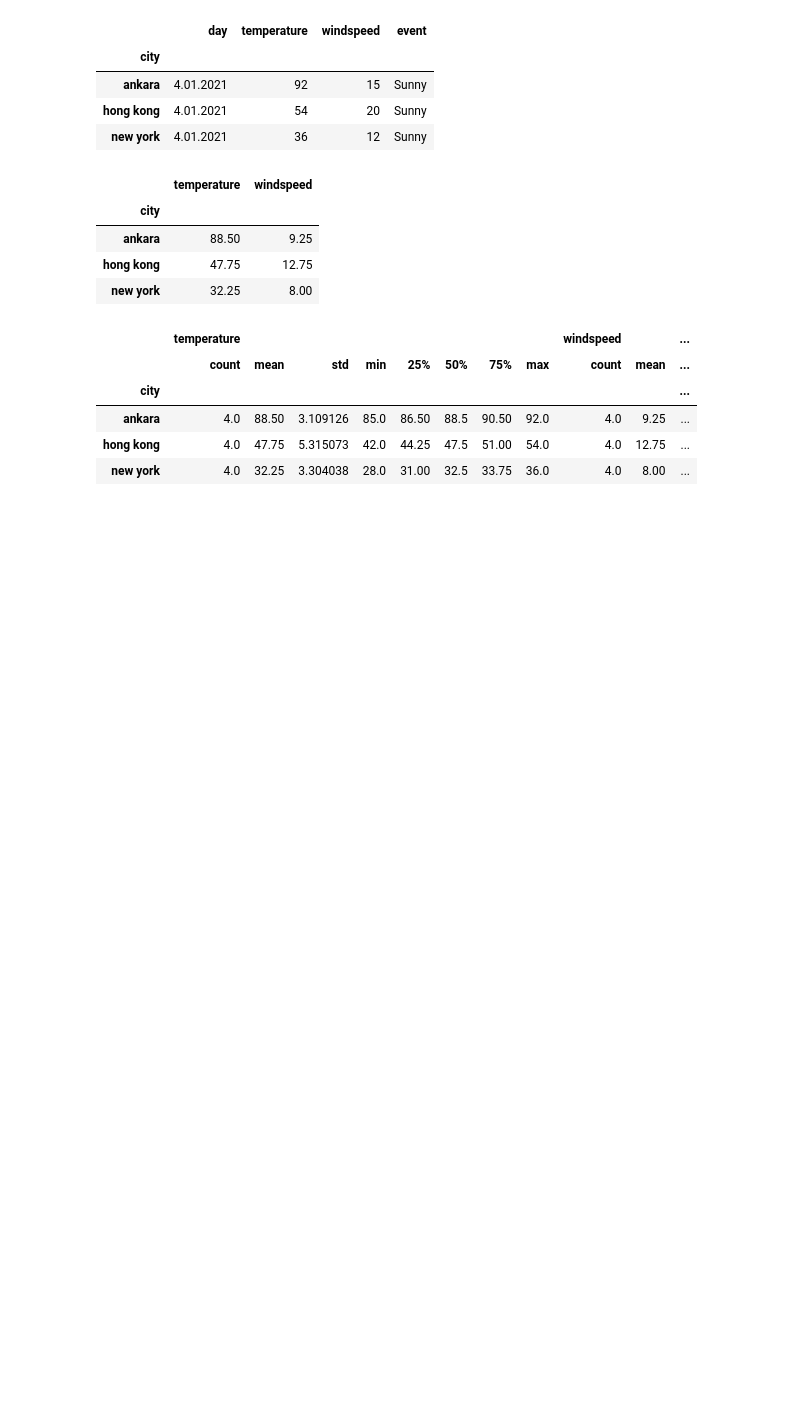
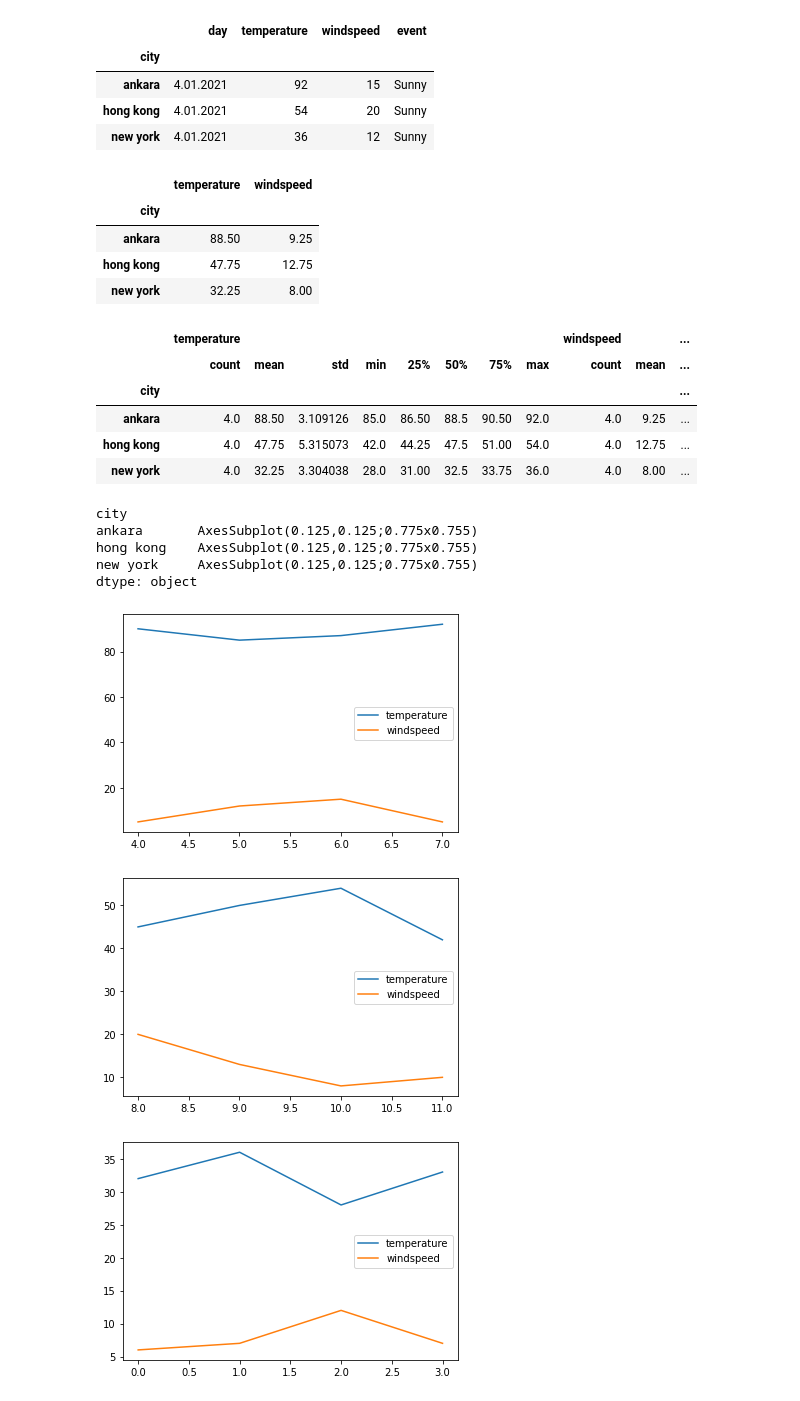
Before and after one commit to justhasanuknow/Python-Projects, a Jupyter notebook: Notebooks/pandas tutorial/Pandas Notebook - 4 Grouping.ipynb, the cells around one changed output. Cells and saved outputs as stored; diff of their text form; code cells hidden in the pictures; blank space fills up the shorter version.

```diff
--- a/Notebooks/pandas tutorial/Pandas Notebook - 4 Grouping.ipynb
+++ b/Notebooks/pandas tutorial/Pandas Notebook - 4 Grouping.ipynb
@@ -81,3 +81,15 @@ g.describe() # Shwos all of the information
 | ankara | 4.0 | 88.50 | 3.109126 | 85.0 | 86.50 | 88.5 | 90.50 | 92.0 | 4.0 | 9.25 | ... |
 | hong kong | 4.0 | 47.75 | 5.315073 | 42.0 | 44.25 | 47.5 | 51.00 | 54.0 | 4.0 | 12.75 | ... |
 | new york | 4.0 | 32.25 | 3.304038 | 28.0 | 31.00 | 32.5 | 33.75 | 36.0 | 4.0 | 8.00 | ... |
+# %%
+%matplotlib inline
+g.plot()
+# %% [output]
+city
+ankara       AxesSubplot(0.125,0.125;0.775x0.755)
+hong kong    AxesSubplot(0.125,0.125;0.775x0.755)
+new york     AxesSubplot(0.125,0.125;0.775x0.755)
+dtype: object
+[figure, added]
+[figure, added]
+[figure, added]
```
